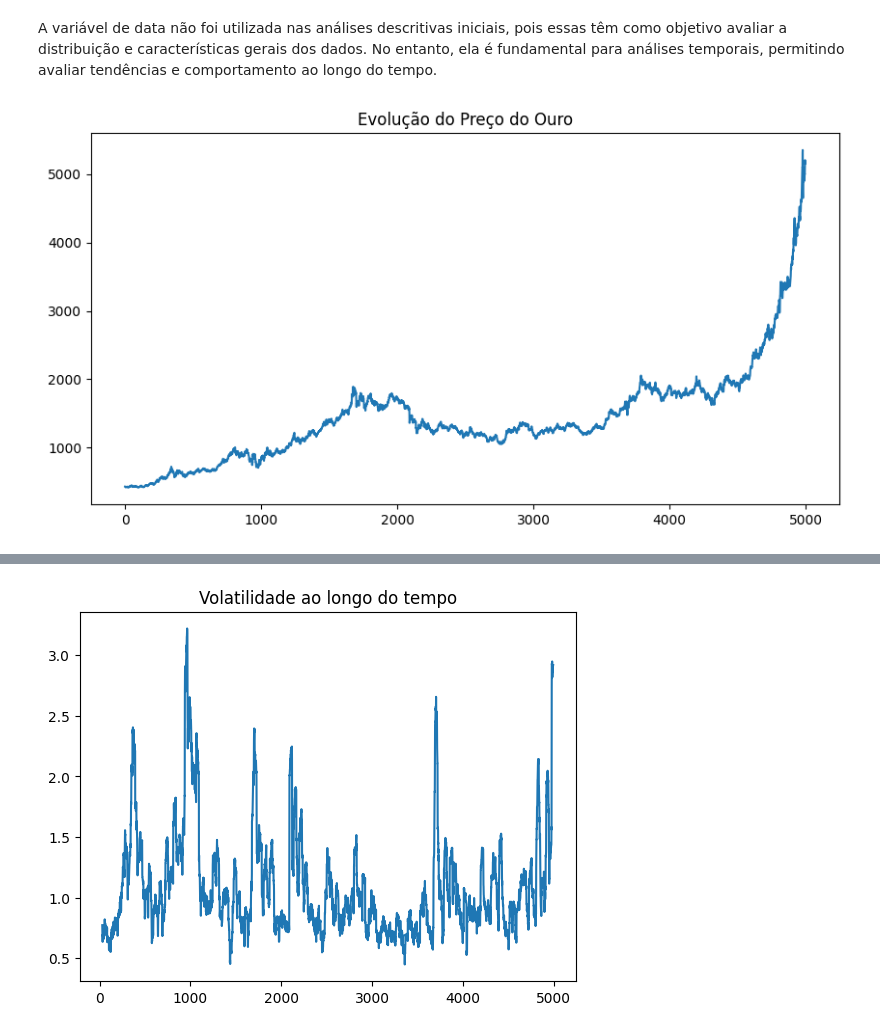
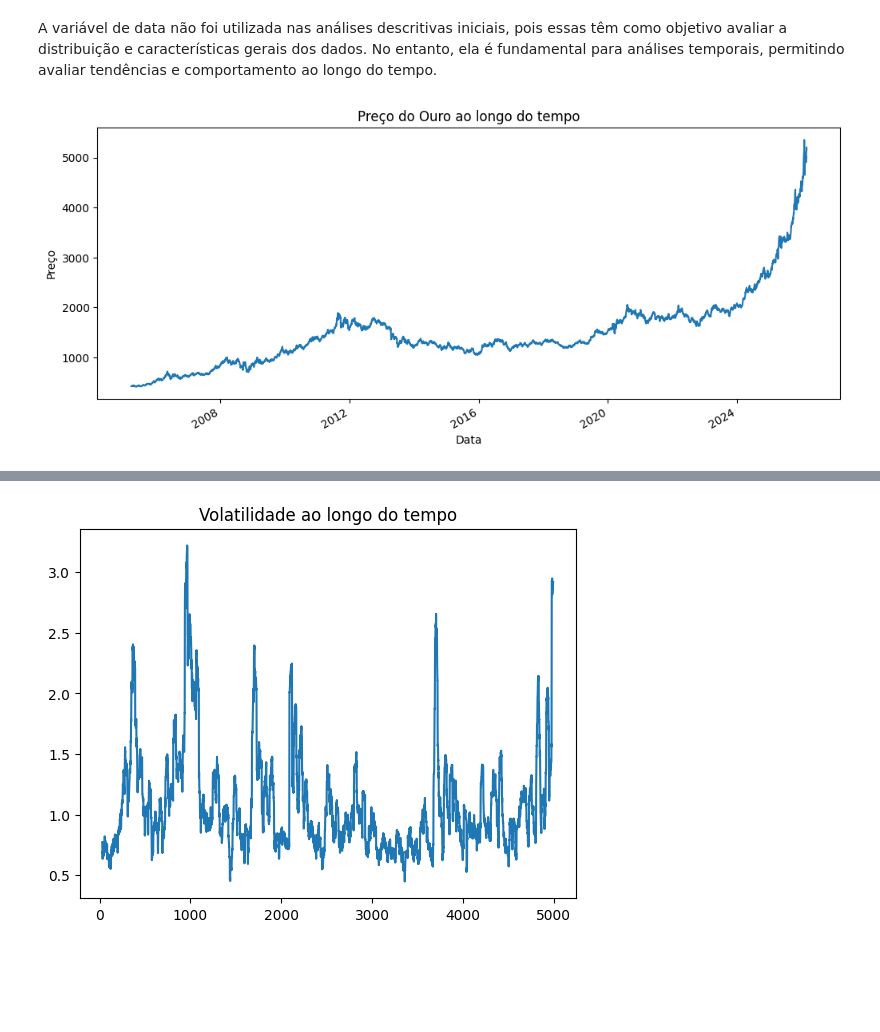
Before and after one commit to lalipedrozo/PUC_MVP_Analise_de_Dados, a Jupyter notebook: PUC_MVP_Analise_de_Dados.ipynb, the cells around one changed output, grey strips where cells are left out. Drawn from its saved outputs; the diff is of its cells as text; code cells hidden in the pictures; blank space fills up the shorter version.

```diff
--- a/PUC_MVP_Analise_de_Dados.ipynb
+++ b/PUC_MVP_Analise_de_Dados.ipynb
@@ -365,9 +360,14 @@ Nota-se que os retornos estão concentrados próximos de zero, enquanto o preço
 # %% [markdown]
 A variável de data não foi utilizada nas análises descritivas iniciais, pois essas têm como objetivo avaliar a distribuição e características gerais dos dados. No entanto, ela é fundamental para análises temporais, permitindo avaliar tendências e comportamento ao longo do tempo.
 # %%
-#Evolução do preço do ouro
-df['Price'].plot(figsize=(10,5))
-plt.title('Evolução do Preço do Ouro')
+#Preço do ouro ao longo do tempo
+df.index = pd.to_datetime(df.index)
+df = df.sort_index()
+import matplotlib.pyplot as plt
+df['Price'].plot(figsize=(12,5))
+plt.title('Preço do Ouro ao longo do tempo')
+plt.xlabel('Data')
+plt.ylabel('Preço')
 plt.show()
 # %% [output]
-[figure, old version]
+[figure, new version]
```
Also changed, not shown: parts of 9 cells of this notebook.
